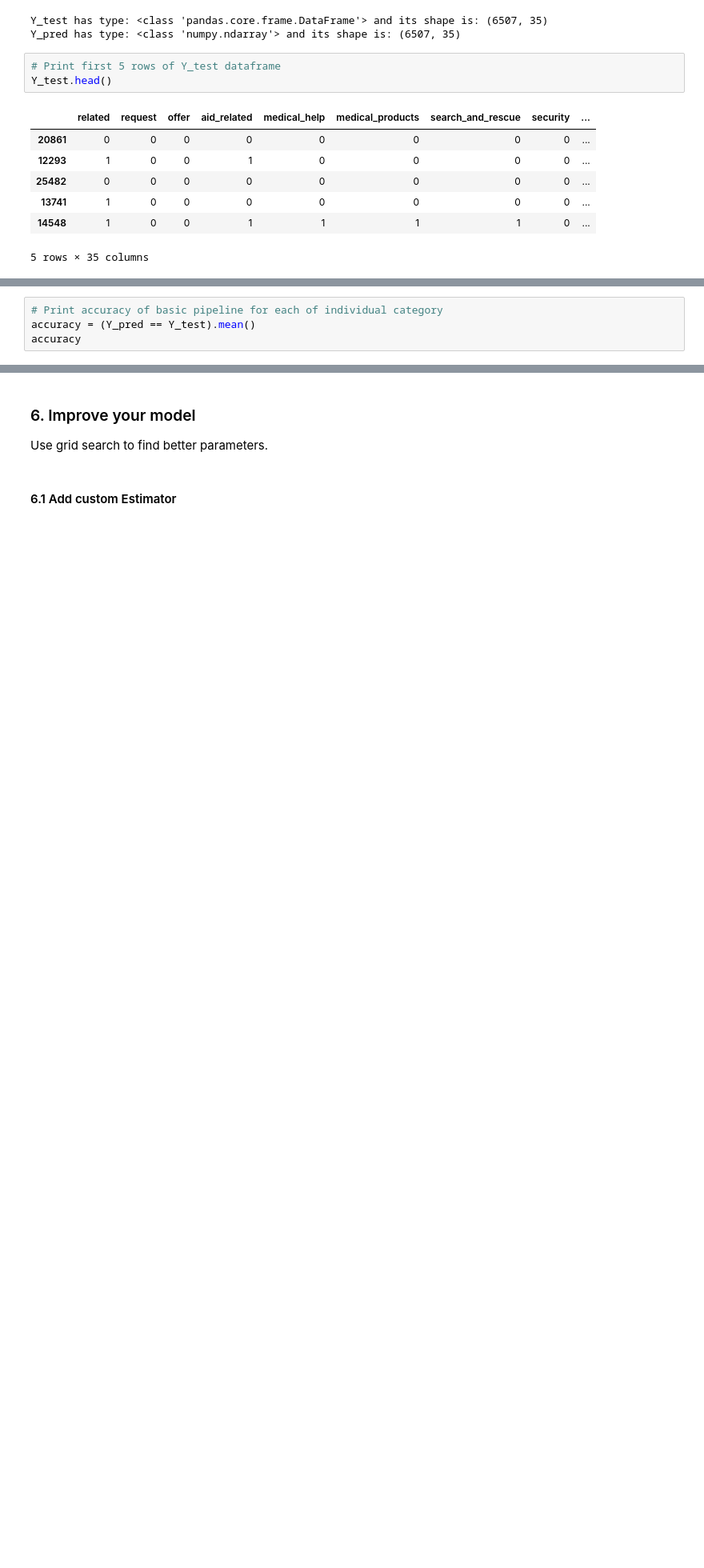
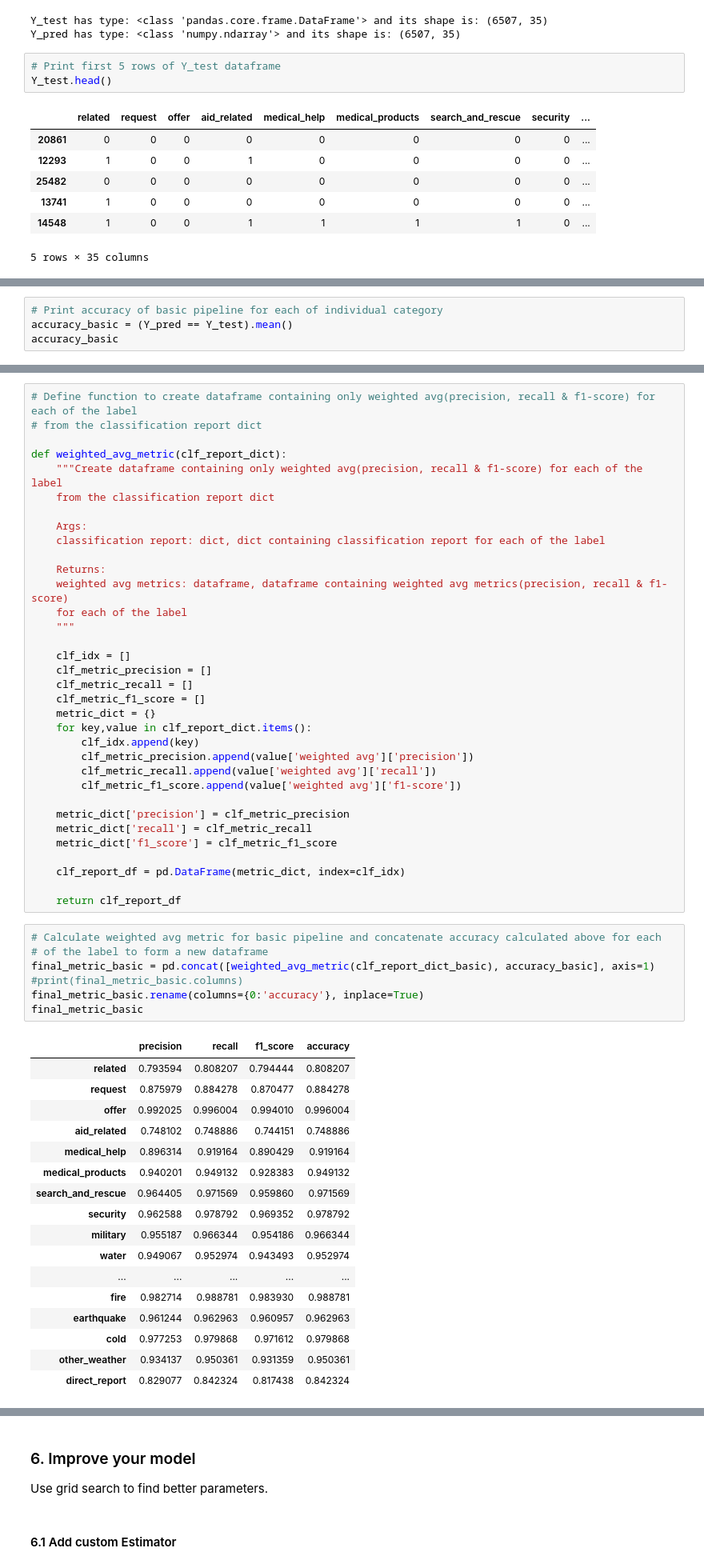
Before and after one commit to gauravansal/Disaster-Response-Pipelines, a Jupyter notebook: ML Pipeline Preparation.ipynb, the cells around one changed output, grey strips where cells are left out. Shown: that part at 80% size. Drawn from its saved outputs; the diff is of its cells as text; blank space fills up the shorter version.

Commit message:
feat: Define function for weighted average of metrics

```diff
--- a/ML Pipeline Preparation.ipynb
+++ b/ML Pipeline Preparation.ipynb
@@ -257,6 +257,6 @@ array([[1, 0, 0, 1, 0, 0, 0, 0, 0, 0, 0, 0, 0, 0, 0, 0, 0, 0, 0, 0, 0, 0,
         0, 0, 0, 0, 0, 1, 1, 1, 0, 0, 0, 0, 0]], dtype=int64)
 # %%
 # Print accuracy of basic pipeline for each of individual category
-accuracy = (Y_pred == Y_test).mean()
-accuracy
+accuracy_basic = (Y_pred == Y_test).mean()
+accuracy_basic
 # %% [output]
@@ -350,0 +395,59 @@ weighted avg       0.83      0.84      0.81      6507
+# %%
+# Define function to create dataframe containing only weighted avg(precision, recall & f1-score) for each of the label
+# from the classification report dict
+
+def weighted_avg_metric(clf_report_dict):
+    """Create dataframe containing only weighted avg(precision, recall & f1-score) for each of the label
+    from the classification report dict
+
+    Args:
+    classification report: dict, dict containing classification report for each of the label
+
+    Returns:
+    weighted avg metrics: dataframe, dataframe containing weighted avg metrics(precision, recall & f1-score)
+    for each of the label
+    """
+
+    clf_idx = []
+    clf_metric_precision = []
+    clf_metric_recall = []
+    clf_metric_f1_score = []
+    metric_dict = {}
+    for key,value in clf_report_dict.items():
+        clf_idx.append(key)
+        clf_metric_precision.append(value['weighted avg']['precision'])
+        clf_metric_recall.append(value['weighted avg']['recall'])
+        clf_metric_f1_score.append(value['weighted avg']['f1-score'])
+
+    metric_dict['precision'] = clf_metric_precision
+    metric_dict['recall'] = clf_metric_recall
+    metric_dict['f1_score'] = clf_metric_f1_score
+
+    clf_report_df = pd.DataFrame(metric_dict, index=clf_idx)
+
+    return clf_report_df
+# %%
+# Calculate weighted avg metric for basic pipeline and concatenate accuracy calculated above for each
+# of the label to form a new dataframe
+final_metric_basic = pd.concat([weighted_avg_metric(clf_report_dict_basic), accuracy_basic], axis=1)
+#print(final_metric_basic.columns)
+final_metric_basic.rename(columns={0:'accuracy'}, inplace=True)
+final_metric_basic
+# %% [output]
+|  | precision | recall | f1_score | accuracy |
+| related | 0.793594 | 0.808207 | 0.794444 | 0.808207 |
+| request | 0.875979 | 0.884278 | 0.870477 | 0.884278 |
+| offer | 0.992025 | 0.996004 | 0.994010 | 0.996004 |
+| aid_related | 0.748102 | 0.748886 | 0.744151 | 0.748886 |
+| medical_help | 0.896314 | 0.919164 | 0.890429 | 0.919164 |
+| medical_products | 0.940201 | 0.949132 | 0.928383 | 0.949132 |
+| search_and_rescue | 0.964405 | 0.971569 | 0.959860 | 0.971569 |
+| security | 0.962588 | 0.978792 | 0.969352 | 0.978792 |
+| military | 0.955187 | 0.966344 | 0.954186 | 0.966344 |
+| water | 0.949067 | 0.952974 | 0.943493 | 0.952974 |
+| ... | ... | ... | ... | ... |
+| fire | 0.982714 | 0.988781 | 0.983930 | 0.988781 |
+| earthquake | 0.961244 | 0.962963 | 0.960957 | 0.962963 |
+| cold | 0.977253 | 0.979868 | 0.971612 | 0.979868 |
+| other_weather | 0.934137 | 0.950361 | 0.931359 | 0.950361 |
+| direct_report | 0.829077 | 0.842324 | 0.817438 | 0.842324 |
```
Also changed, not shown: parts of 12 cells of this notebook.
